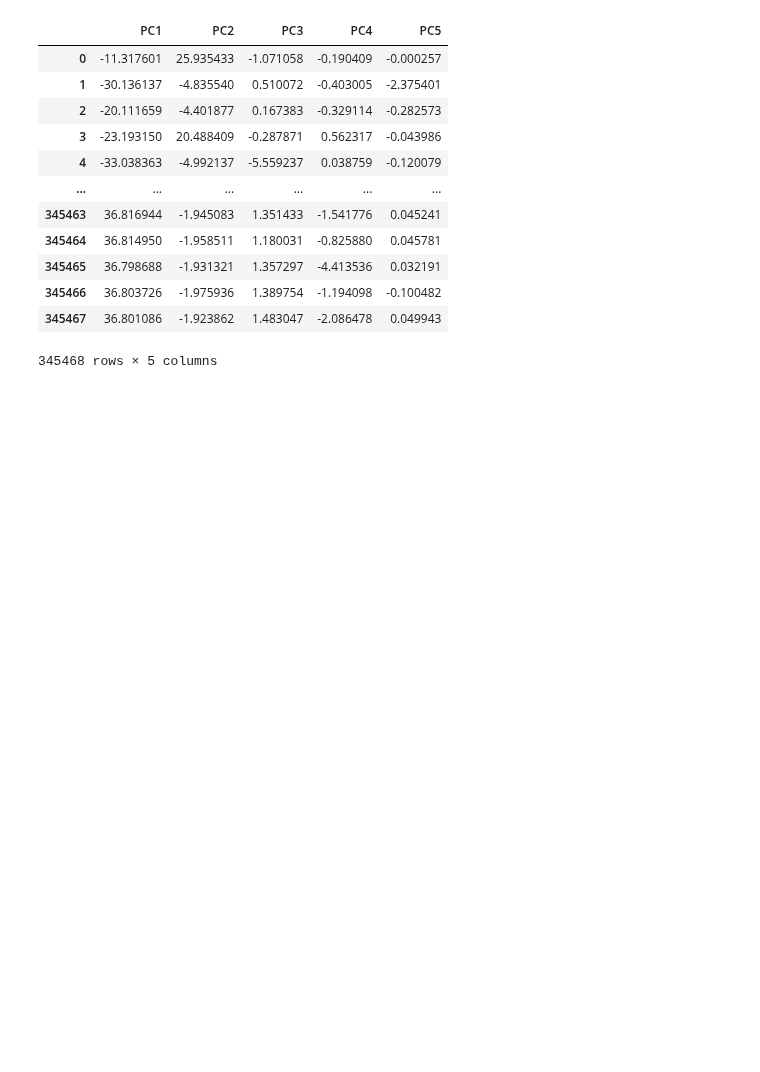
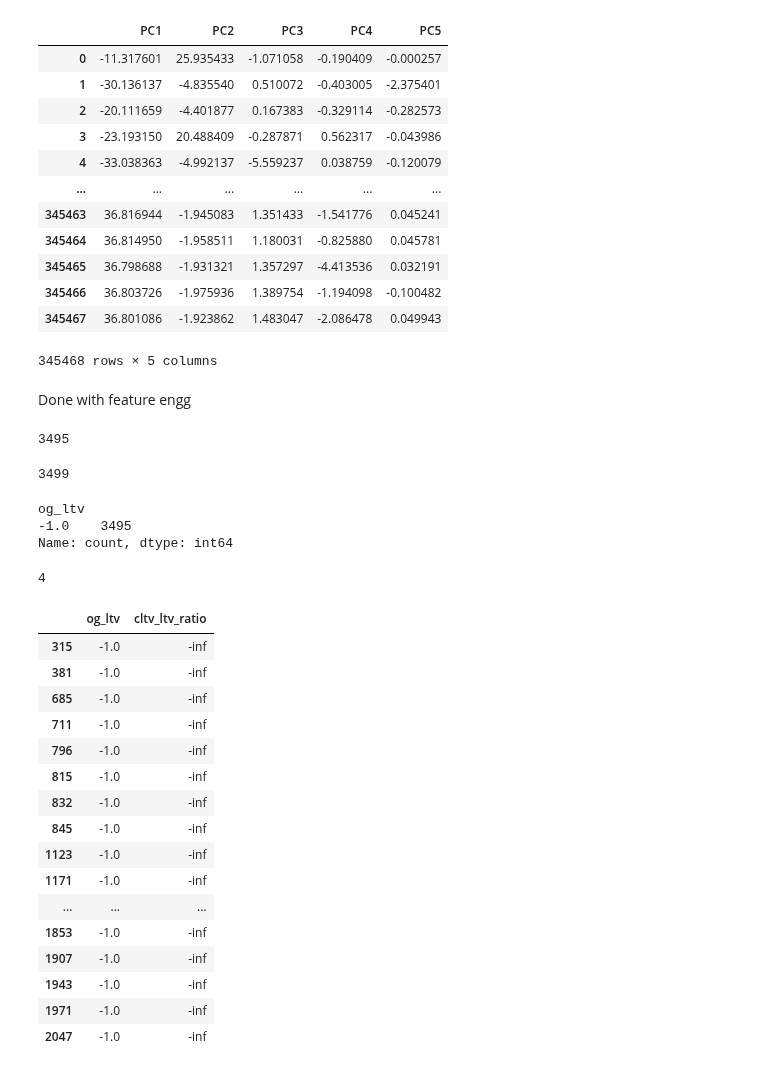
Before and after one commit to Niraj-Mhatre2003/Home_loan-Risk-Analytics, a Jupyter notebook: notebooks/03_feature_engineering.ipynb, the cells around one changed output. Saved outputs shown, nothing was run; the diff lists cells and outputs as text; code cells hidden in the pictures; blank space fills up the shorter version.

```diff
--- a/notebooks/03_feature_engineering.ipynb
+++ b/notebooks/03_feature_engineering.ipynb
@@ -1626,3 +1609,49 @@ X_train_pca_df
 | 345466 | 36.803726 | -1.975936 | 1.389754 | -1.194098 | -0.100482 |
 | 345467 | 36.801086 | -1.923862 | 1.483047 | -2.086478 | 0.049943 |
 345468 rows × 5 columns
+# %% [markdown]
+Done with feature engg
+# %%
+np.isinf(train_df.cltv_ltv_ratio).sum()
+# %% [output]
+3495
+# %%
+(train_df["og_ltv"] == -1).sum()
+# %% [output]
+3499
+# %%
+train_df.loc[
+    np.isinf(train_df["cltv_ltv_ratio"]),
+    "og_ltv"
+].value_counts()
+# %% [output]
+og_ltv
+-1.0    3495
+Name: count, dtype: int64
+# %%
+train_df["cltv_ltv_ratio"].isna().sum()
+# %% [output]
+4
+# %%
+train_df.loc[
+    train_df["og_ltv"] == -1,
+    ["og_ltv", "cltv_ltv_ratio"]
+].head(20)
+# %% [output]
+|  | og_ltv | cltv_ltv_ratio |
+| 315 | -1.0 | -inf |
+| 381 | -1.0 | -inf |
+| 685 | -1.0 | -inf |
+| 711 | -1.0 | -inf |
+| 796 | -1.0 | -inf |
+| 815 | -1.0 | -inf |
+| 832 | -1.0 | -inf |
+| 845 | -1.0 | -inf |
+| 1123 | -1.0 | -inf |
+| 1171 | -1.0 | -inf |
+| ... | ... | ... |
+| 1853 | -1.0 | -inf |
+| 1907 | -1.0 | -inf |
+| 1943 | -1.0 | -inf |
+| 1971 | -1.0 | -inf |
+| 2047 | -1.0 | -inf |
```
Also changed, not shown: parts of 6 cells of this notebook, 3 other files.
